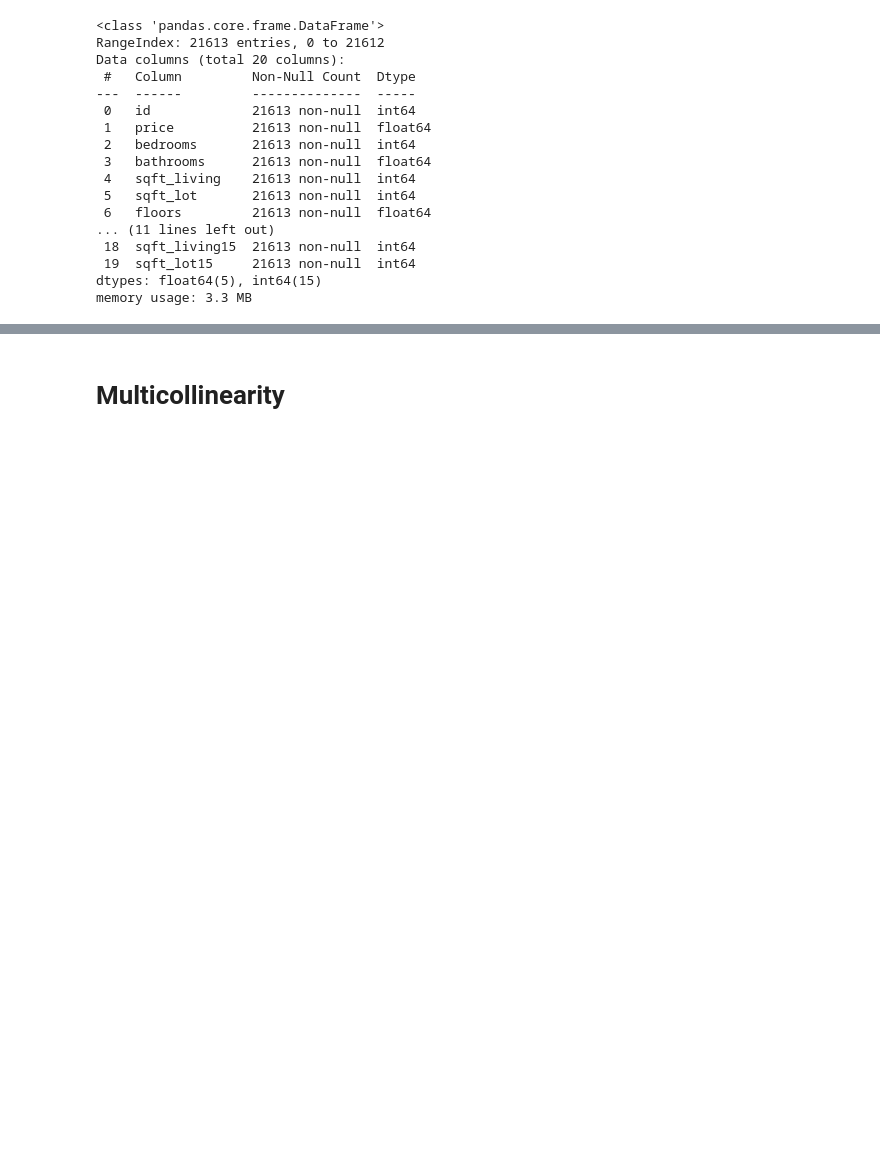
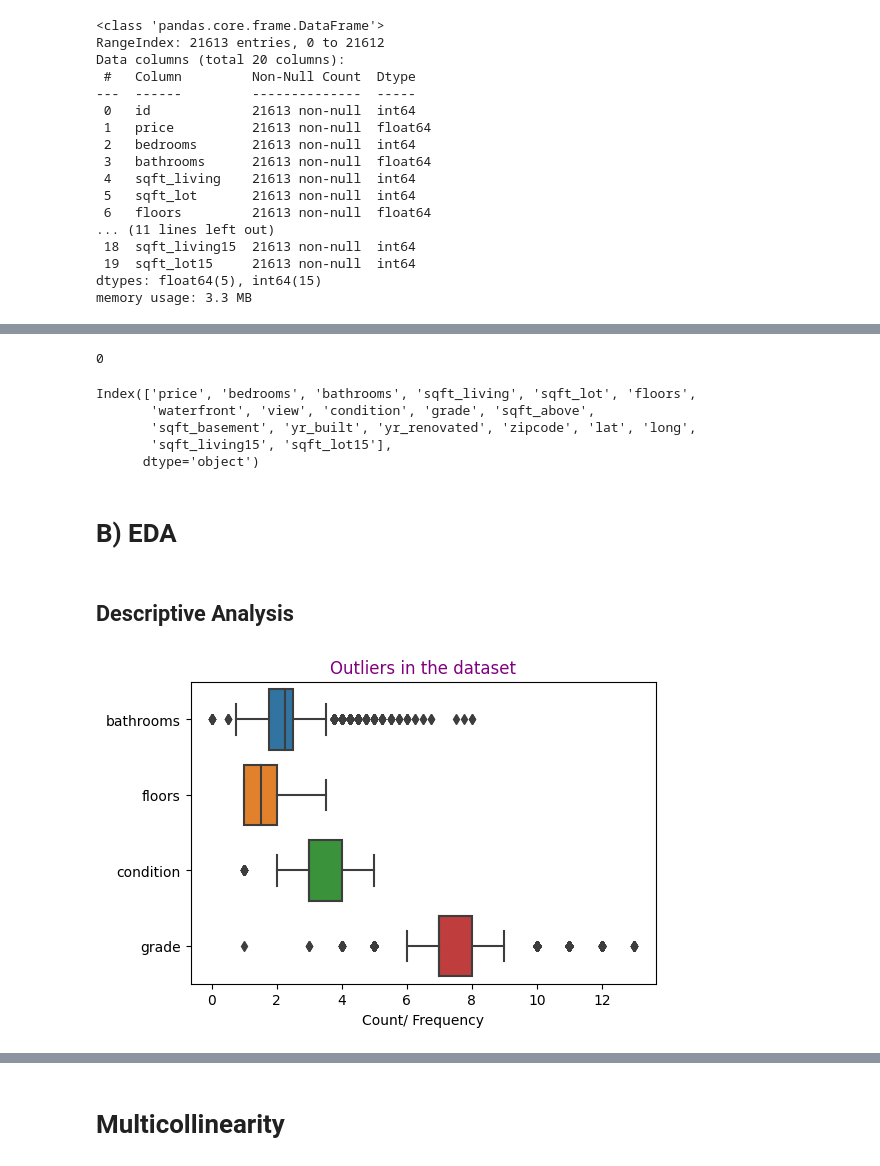
Before and after one commit to Mwadz/Hass-Consulting-Company, a Jupyter notebook: Regression_week_7.ipynb, the cells around one changed output, grey strips where cells are left out. Saved outputs shown, nothing was run; the diff lists cells and outputs as text; code cells hidden in the pictures; blank space fills up the shorter version.

```diff
--- a/Regression_week_7.ipynb
+++ b/Regression_week_7.ipynb
@@ -46,0 +122,7 @@ memory usage: 3.3 MB
+# %%
+# dropping the duplicates
+estate.drop_duplicates(keep=False, inplace=True)
+# confirming
+estate.duplicated().sum()
+# %% [output]
+0
@@ -46,0 +131,12 @@ memory usage: 3.3 MB
+# %%
+estate.columns
+# %% [output]
+Index(['price', 'bedrooms', 'bathrooms', 'sqft_living', 'sqft_lot', 'floors',
+       'waterfront', 'view', 'condition', 'grade', 'sqft_above',
+       'sqft_basement', 'yr_built', 'yr_renovated', 'zipcode', 'lat', 'long',
+       'sqft_living15', 'sqft_lot15'],
+      dtype='object')
+# %% [markdown]
+# B) EDA
+# %% [markdown]
+## Descriptive Analysis
@@ -46,0 +147,11 @@ memory usage: 3.3 MB
+# %%
+# checking for outliers
+col = estate[['bathrooms','floors',	'condition',	'grade']]
+# check for outliers
+plt.figure(dpi = 100)
+ax = sns.boxplot(data = col, orient="h")
+plt.title('Outliers in the dataset', color = 'Purple')
+plt.xlabel('Count/ Frequency')
+plt.show()
+# %% [output]
+[figure, added]
```
Also changed, not shown: parts of 35 cells of this notebook.
